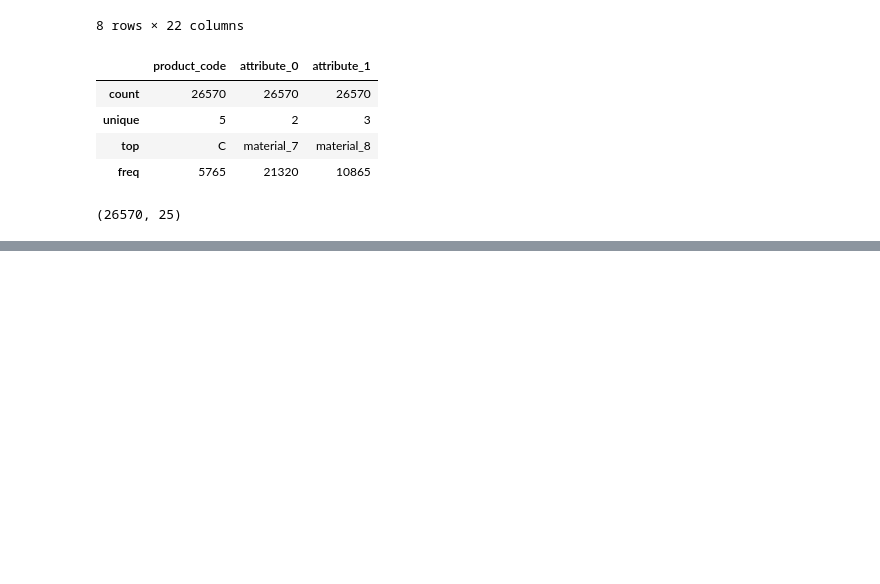
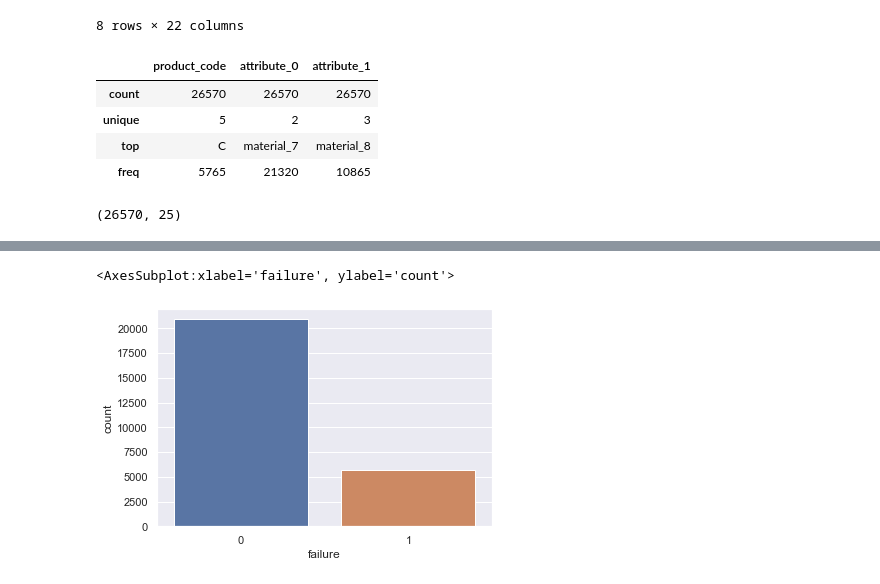
Before and after one commit to meln1337/tabular-playground-series-aug-22-kaggle, a Jupyter notebook: tps-aug-22.ipynb, the cells around one changed output, grey strips where cells are left out. Cells and saved outputs as stored; diff of their text form; code cells hidden in the pictures; blank space fills up the shorter version.

```diff
--- a/tps-aug-22.ipynb
+++ b/tps-aug-22.ipynb
@@ -10,6 +10,8 @@ import numpy as np
 import pandas as pd
 import matplotlib.pyplot as plt
 import seaborn as sns
+# %%
+sns.set_theme()
 # %%
 train_df = pd.read_csv('./train.csv', index_col='id')
 train_df.head()
@@ -69,0 +127,5 @@ train_df.shape
+# %%
+sns.countplot(data=train_df, x='failure')
+# %% [output]
+<AxesSubplot:xlabel='failure', ylabel='count'>
+[figure, added]
```
Also changed, not shown: parts of 16 cells of this notebook.
